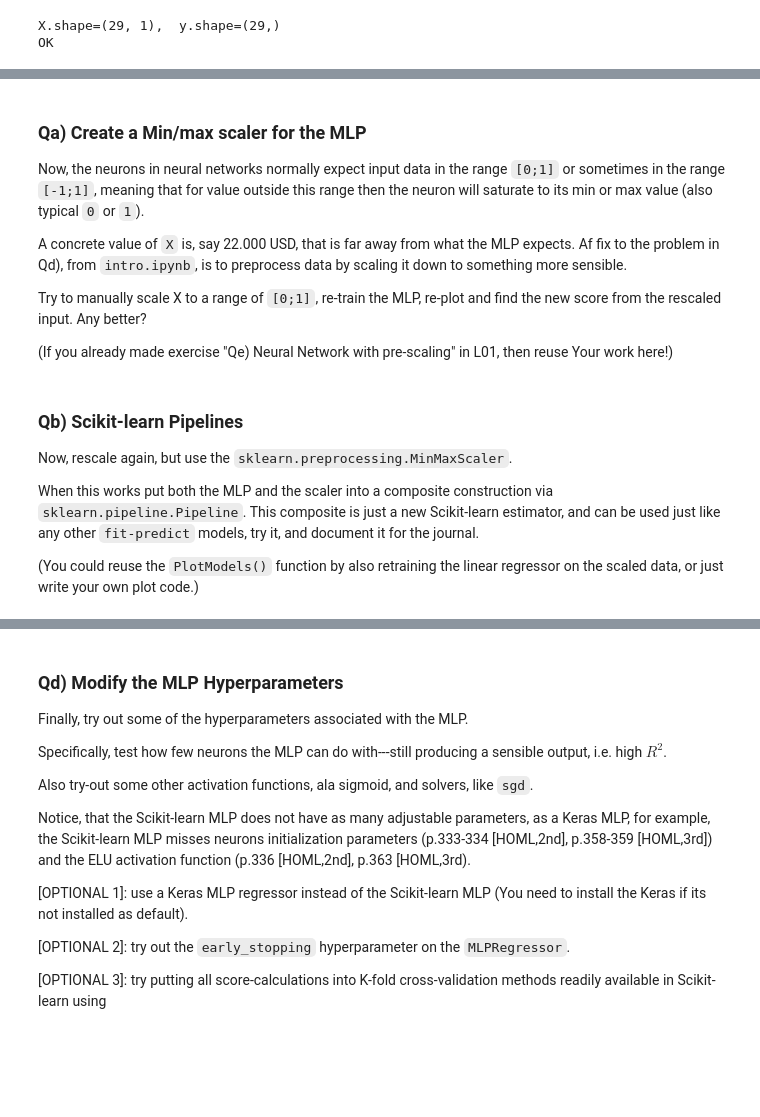
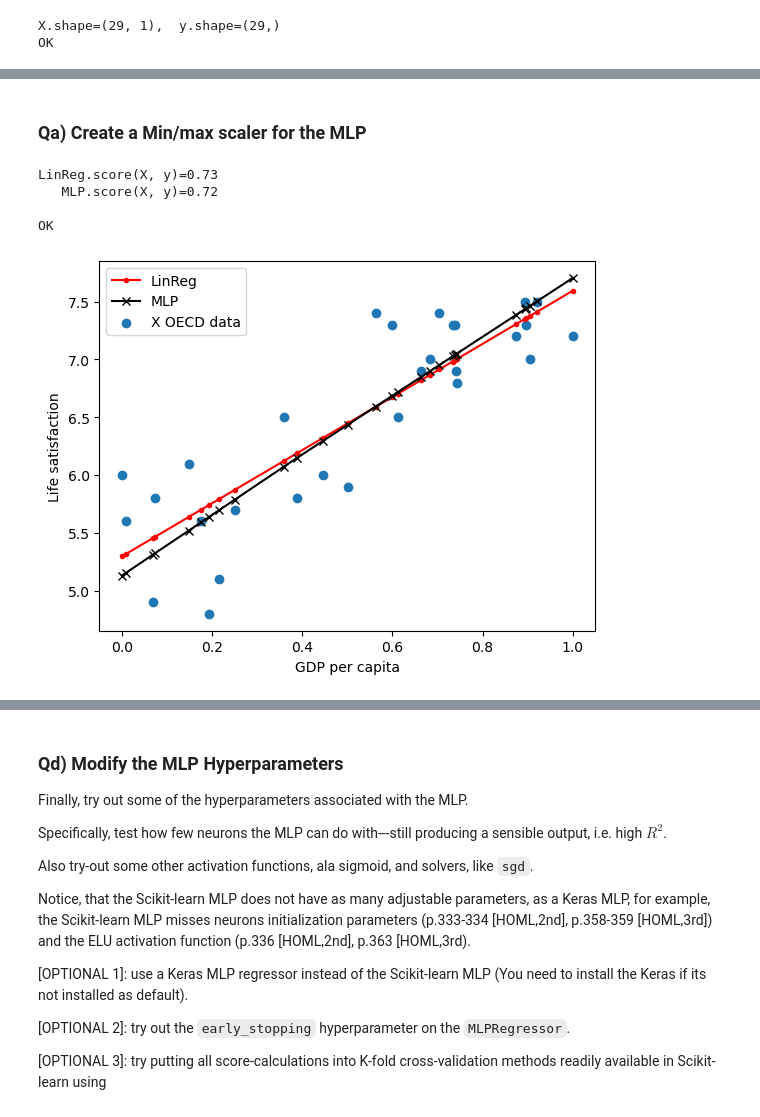
Before and after one commit to MartinStokholm/SWMAL, a Jupyter notebook: Handins/O2/LO4/pipelines.ipynb, the cells around one changed output, grey strips where cells are left out. Cells and saved outputs as stored; diff of their text form; code cells hidden in the pictures; blank space fills up the shorter version.

Commit message:
Finished code for pipelines

```diff
--- a/Handins/O2/LO4/pipelines.ipynb
+++ b/Handins/O2/LO4/pipelines.ipynb
@@ -109,32 +109,24 @@ print("\nOK")
-# %% [markdown]
-### Qa) Create a Min/max scaler for the MLP
-
-Now, the neurons in neural networks normally expect input data in the range `[0;1]` or sometimes in the range `[-1;1]`, meaning that for value outside this range then the neuron will saturate to its min or max value (also typical `0` or `1`).
-
-A concrete value of `X` is, say 22.000 USD, that is far away from what the MLP expects. Af fix to the problem in Qd), from `intro.ipynb`, is to preprocess data by scaling it down to something more sensible.
-
-Try to manually scale X to a range of `[0;1]`, re-train the MLP, re-plot and find the new score from the rescaled input. Any better?
-
-(If you already made exercise "Qe) Neural Network with pre-scaling" in L01, then reuse Your work here!)
+# %% [markdown]
+### Qa) Create a Min/max scaler for the MLP
 # %%
+
 def manualminmaxscaler(data, feature_range):
     min_val = feature_range[0]
     max_val = feature_range[1]
     data_min = data.min(axis=0)
     data_max = data.max(axis=0)
     scaled_data = min_val + (max_val - min_val) * (data - data_min) / (data_max - data_min)
     return scaled_data
 
 scaled_X = manualminmaxscaler(X, feature_range=(0,1))
 
-
-
-assert False, "TODO: rescale X and refit the model(s).."
+mlp.fit(scaled_X,y)
+linreg.fit(scaled_X,y)
+PlotModels(linreg,mlp, scaled_X,y,"LinReg","MLP")
+print(f"\nOK")
+# %% [output]
+LinReg.score(X, y)=0.73
+   MLP.score(X, y)=0.72
+
+OK
+[figure, added]
-# %% [markdown]
-### Qb) Scikit-learn Pipelines
-
-Now, rescale again, but use the `sklearn.preprocessing.MinMaxScaler`.
-
-When this works put both the MLP and the scaler into a composite construction via `sklearn.pipeline.Pipeline`. This composite is just a new Scikit-learn estimator, and can be used just like any other `fit-predict` models, try it, and document it for the journal.
-
-(You could reuse the `PlotModels()` function by also retraining the linear regressor on the scaled data, or just write your own plot code.)
```
Also changed, not shown: parts of 16 cells of this notebook, 1 other file.
